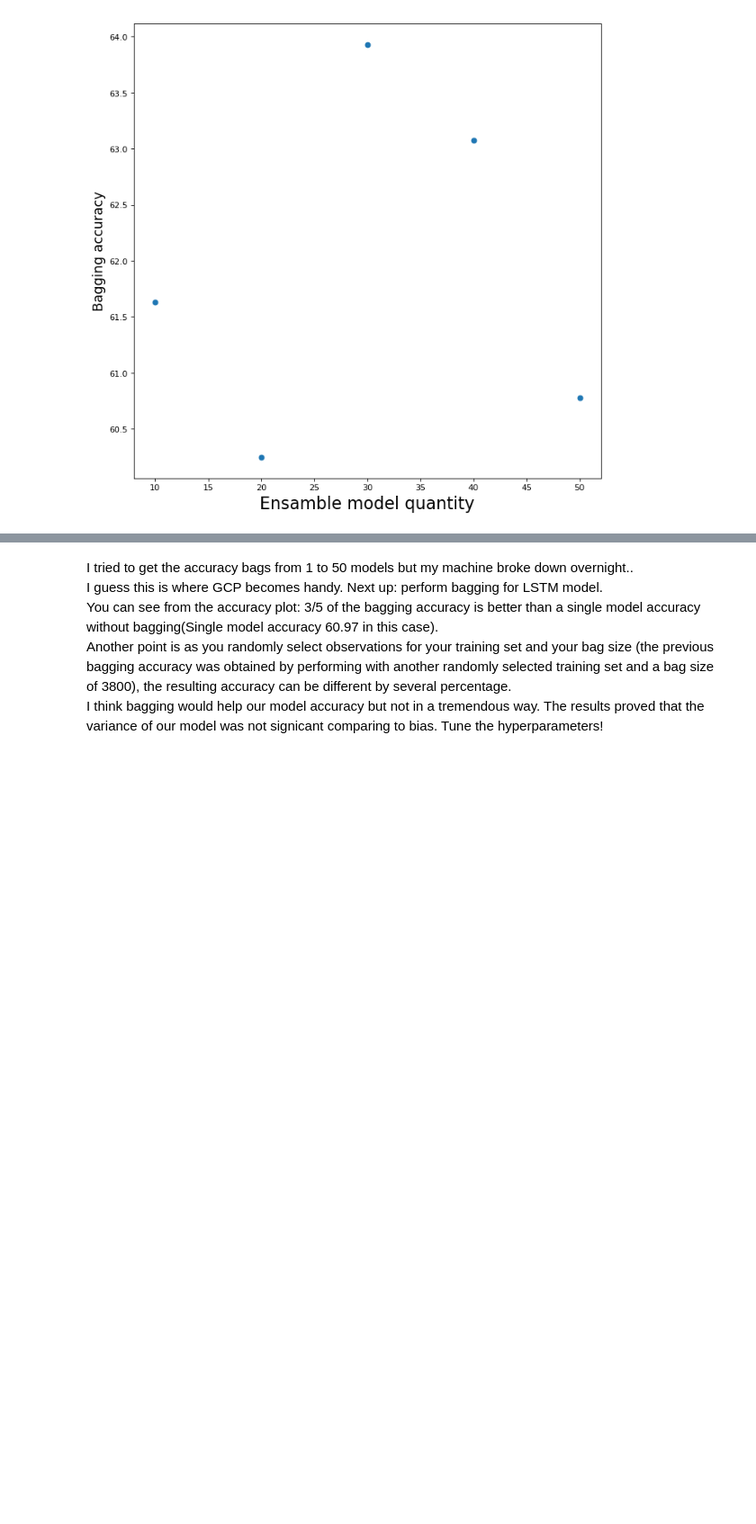
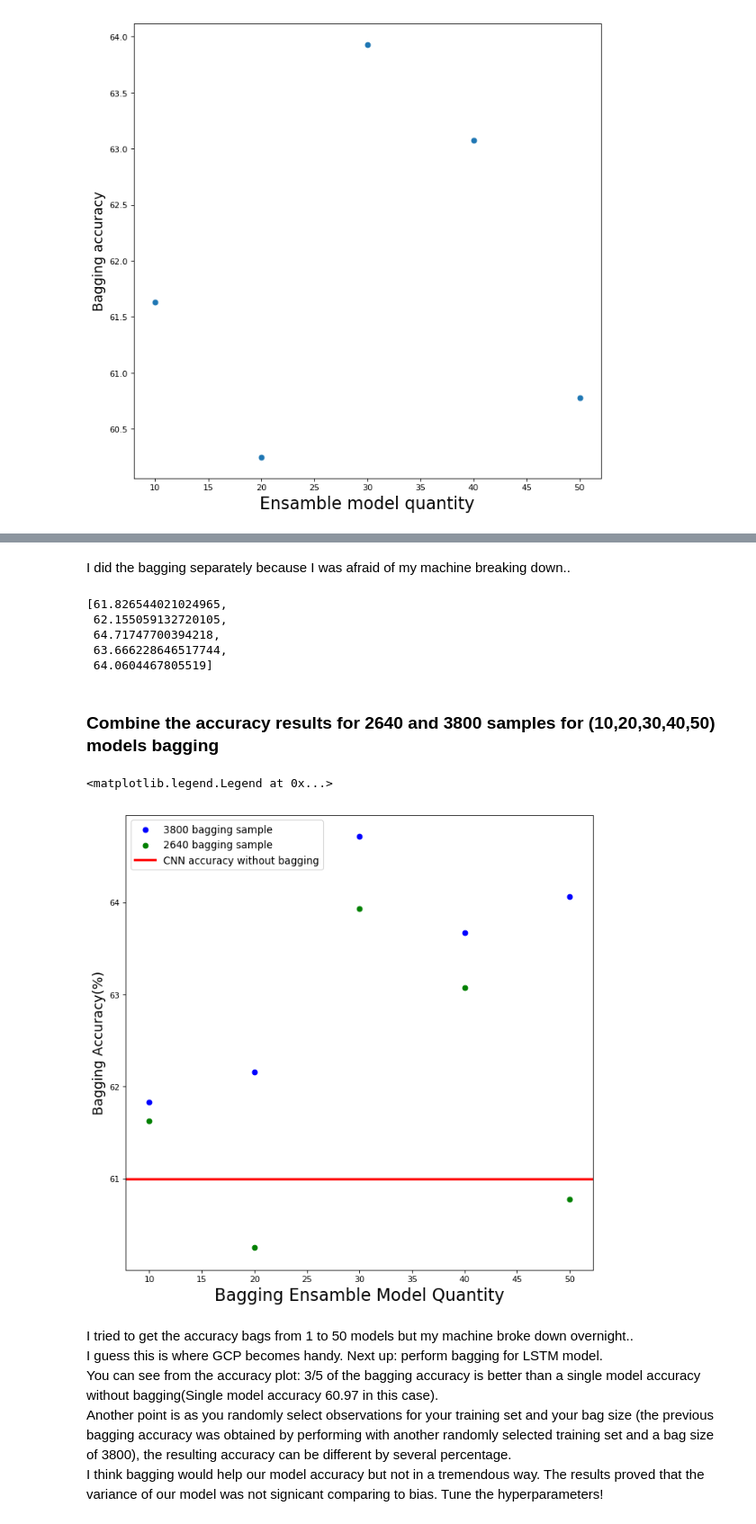
Before and after one commit to nealde/wyns, a Jupyter notebook: examples/CNN Bagging.ipynb, the cells around one changed output, grey strips where cells are left out. Shown: that part at 90% size. Cells and saved outputs as stored; diff of their text form; code cells hidden in the pictures; blank space fills up the shorter version.

```diff
--- a/examples/CNN Bagging.ipynb
+++ b/examples/CNN Bagging.ipynb
@@ -348,0 +377,2 @@ Text(0,0.5,'Bagging accuracy')
+# %%
+accuracybag3 = accuracy_bag(n_sample,[40,50])
@@ -349,5 +397,5 @@ Text(0,0.5,'Bagging accuracy')
 # %%
-accuracybags = accuracy_bag(n_sample,model_num_list)
+accuracybag4 = accuracy_bag(n_sample,[10])
 # %% [output]
 Bagging 10 models
 Model fitting on the 1th bootstrapped set
@@ -369,3 +425,30 @@ Epoch 20/20
+# %% [markdown]
+I did the bagging separately because I was afraid of my machine breaking down..
+# %%
+accuracy_3800sample = accuracybag4 +accuracybag2 + accuracybag3
+# %%
+accuracy_2640sample = accuracybags
+# %%
+accuracy_3800sample
+# %% [output]
+[61.826544021024965,
+ 62.155059132720105,
+ 64.71747700394218,
+ 63.666228646517744,
+ 64.0604467805519]
+# %% [markdown]
+### Combine the accuracy results for 2640 and 3800 samples for (10,20,30,40,50) models bagging
+# %%
+plt.figure(figsize=(10,10),dpi=80)
+scatter_3800sample = plt.scatter([10,20,30,40,50],accuracy_3800sample,color = 'Blue')
+scatter_2640sample = plt.scatter([10,20,30,40,50],accuracy_2640sample,color = 'Green')
+plt.xlabel('Bagging Ensamble Model Quantity',fontsize=20)
+plt.ylabel('Bagging Accuracy(%)',fontsize=16)
+CNN_accuracy = plt.axhline(61, color="red",lw =3)
+plt.legend((scatter_3800sample,scatter_2640sample,CNN_accuracy), ('3800 bagging sample', '2640 bagging sample','CNN accuracy without bagging'),loc = 'upper left',fontsize = 12)
+# %% [output]
+<matplotlib.legend.Legend at 0x...>
+[figure, added]
 # %% [markdown]
 I tried to get the accuracy bags from 1 to 50 models but my machine broke down overnight.. <br>I guess this is where GCP becomes handy. Next up: perform bagging for LSTM model. <br> You can see from the accuracy plot: 3/5 of the bagging accuracy is better than a single model accuracy without bagging(Single model accuracy 60.97 in this case). <br> Another point is as you randomly select observations for your training set and your bag size (the previous bagging accuracy was obtained by performing with another randomly selected training set and a bag size of 3800), the resulting accuracy can be different by several percentage. <br> I think bagging would help our model accuracy but not in a tremendous way. The results proved that the variance of our model was not signicant comparing to bias. Tune the hyperparameters!
 # %% [markdown]
```
Also changed, not shown: parts of 9 cells of this notebook.
